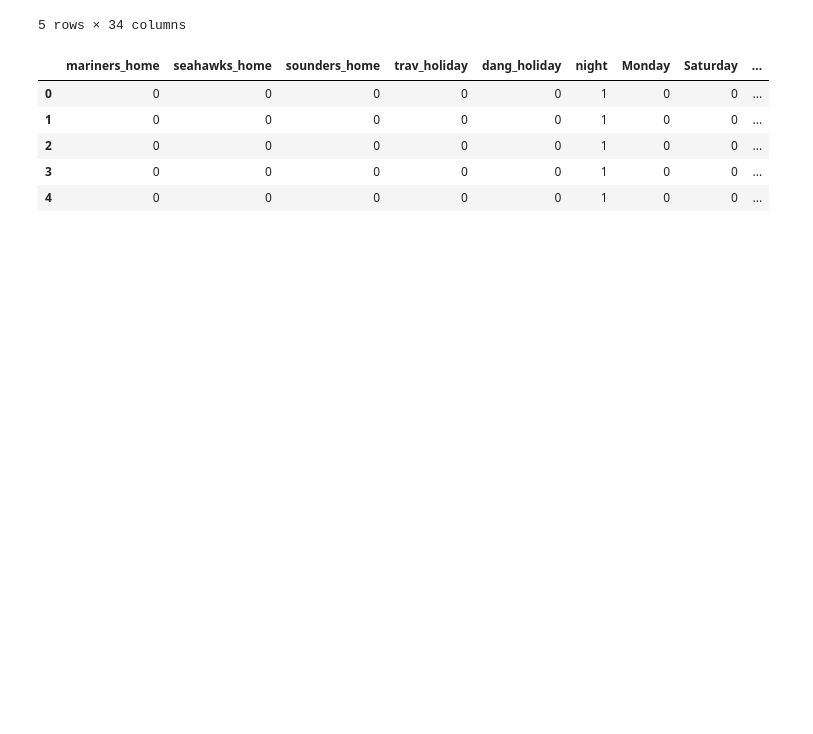
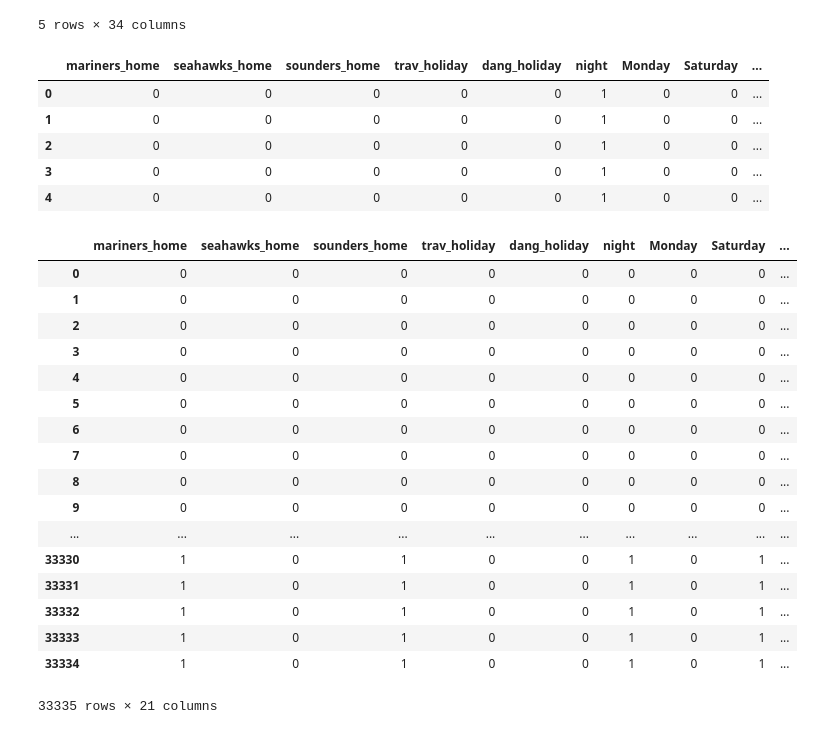
Before and after one commit to nickbuker/Rapid-Rescue, a Jupyter notebook: poisson_reg.ipynb, the cells around one changed output. Cells and saved outputs as stored; diff of their text form; code cells hidden in the pictures; blank space fills up the shorter version.

```diff
--- a/poisson_reg.ipynb
+++ b/poisson_reg.ipynb
@@ -31,0 +41,21 @@ df2.head()
+# %%
+df3
+# %% [output]
+|  | mariners_home | seahawks_home | sounders_home | trav_holiday | dang_holiday | night | Monday | Saturday | ... |
+| 0 | 0 | 0 | 0 | 0 | 0 | 0 | 0 | 0 | ... |
+| 1 | 0 | 0 | 0 | 0 | 0 | 0 | 0 | 0 | ... |
+| 2 | 0 | 0 | 0 | 0 | 0 | 0 | 0 | 0 | ... |
+| 3 | 0 | 0 | 0 | 0 | 0 | 0 | 0 | 0 | ... |
+| 4 | 0 | 0 | 0 | 0 | 0 | 0 | 0 | 0 | ... |
+| 5 | 0 | 0 | 0 | 0 | 0 | 0 | 0 | 0 | ... |
+| 6 | 0 | 0 | 0 | 0 | 0 | 0 | 0 | 0 | ... |
+| 7 | 0 | 0 | 0 | 0 | 0 | 0 | 0 | 0 | ... |
+| 8 | 0 | 0 | 0 | 0 | 0 | 0 | 0 | 0 | ... |
+| 9 | 0 | 0 | 0 | 0 | 0 | 0 | 0 | 0 | ... |
+| ... | ... | ... | ... | ... | ... | ... | ... | ... | ... |
+| 33330 | 1 | 0 | 1 | 0 | 0 | 1 | 0 | 1 | ... |
+| 33331 | 1 | 0 | 1 | 0 | 0 | 1 | 0 | 1 | ... |
+| 33332 | 1 | 0 | 1 | 0 | 0 | 1 | 0 | 1 | ... |
+| 33333 | 1 | 0 | 1 | 0 | 0 | 1 | 0 | 1 | ... |
+| 33334 | 1 | 0 | 1 | 0 | 0 | 1 | 0 | 1 | ... |
+33335 rows × 21 columns
```
Also changed, not shown: parts of 4 cells of this notebook.
